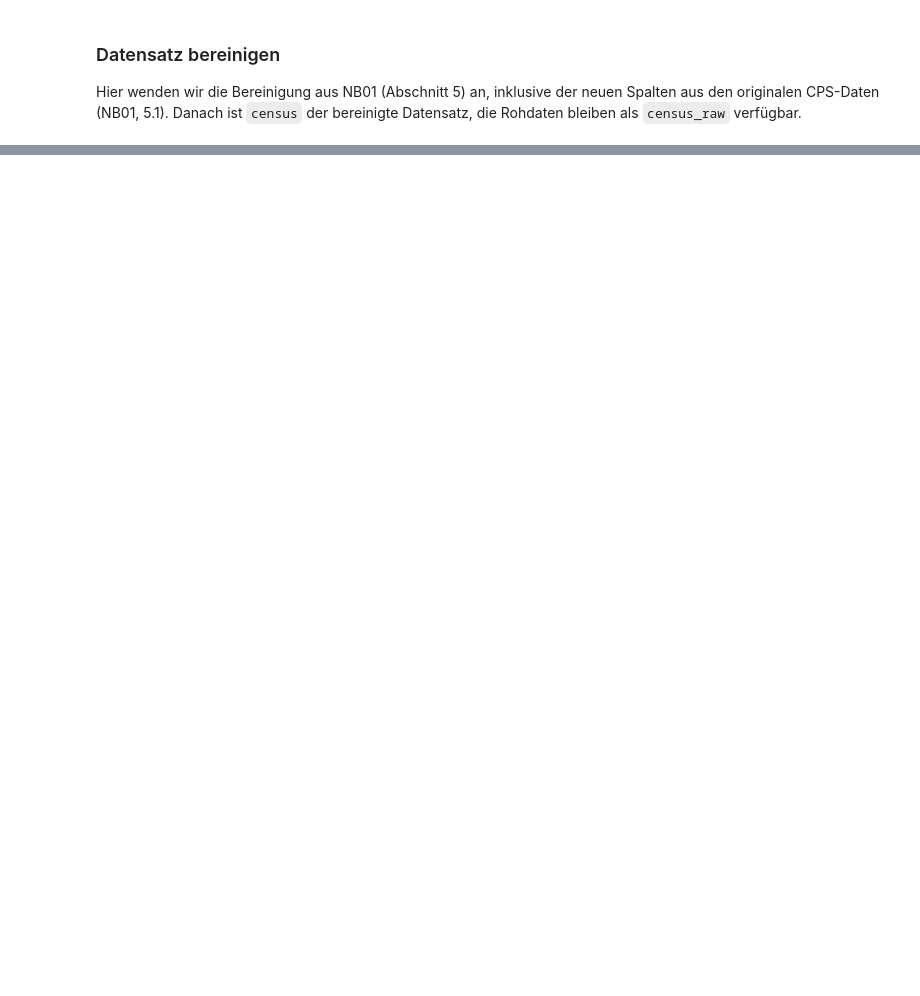
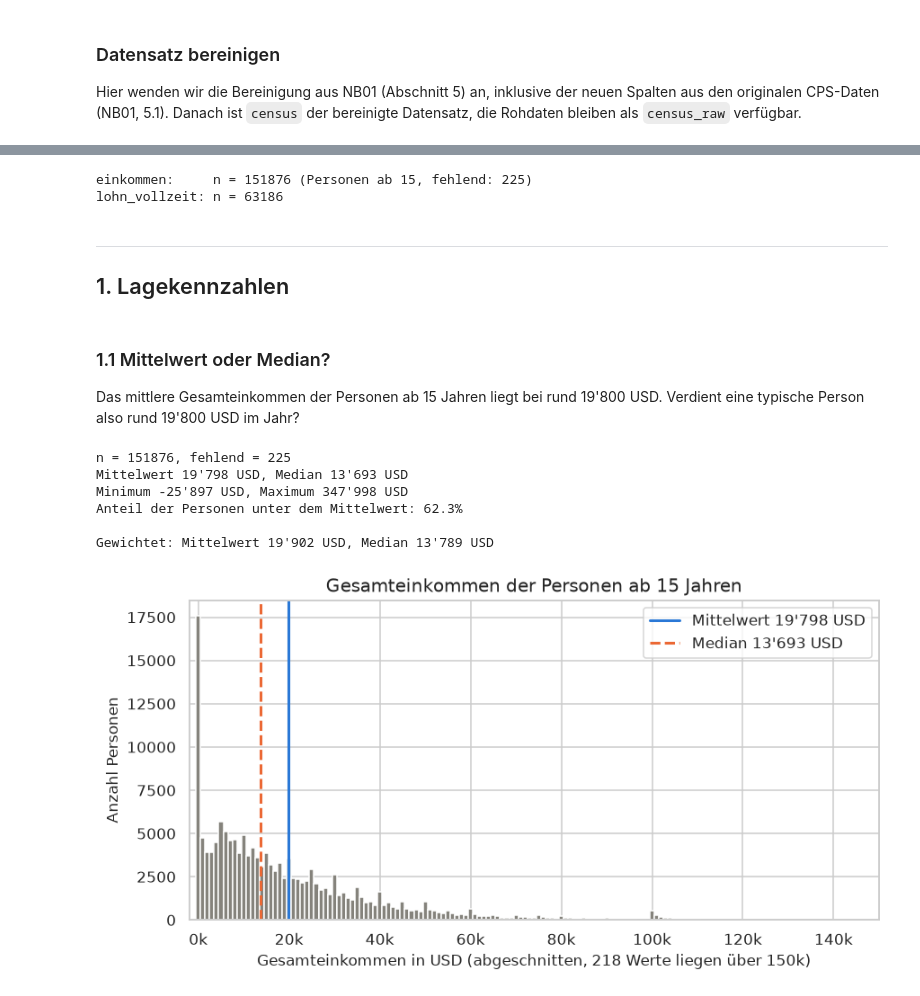
Before and after one commit to Manuel-Schmid/census-income-analysis, a Jupyter notebook: src/statistics_project/dataset_analysis_notebooks/NB02.ipynb, the cells around one changed output, grey strips where cells are left out. Drawn from its saved outputs; the diff is of its cells as text; code cells hidden in the pictures; blank space fills up the shorter version.

```diff
--- a/src/statistics_project/dataset_analysis_notebooks/NB02.ipynb
+++ b/src/statistics_project/dataset_analysis_notebooks/NB02.ipynb
@@ -168,0 +210,74 @@ print(fehlend[fehlend > 0].sort_values(ascending=False))
+# %%
+# Farben für alle Plots in diesem Notebook
+FARBE_VORHER = "#85837c"      # grau: Ausgangslage
+FARBE_NACHHER = "#4a3aa7"     # violett: nach dem Schritt
+FARBE_MITTELWERT = "#2a78d6"  # blau, durchgezogene Linie
+FARBE_MEDIAN = "#eb6834"      # orange, gestrichelte Linie
+
+
+def zahl(x, stellen=0):
+    """Zahl mit Apostroph als Tausendertrennzeichen, z.B. 19'798."""
+    return f"{x:,.{stellen}f}".replace(",", "'")
+
+
+ab15 = census[census["AGE"] >= 15]
+einkommen = ab15["TOTAL_INCOME"].dropna()
+vollzeit = census[(census["WEEKS_WORKED"] >= 50) & (census["HOURS_PER_WEEK"] >= 35) & (census["EARNINGS"] > 0)]
+lohn_vollzeit = vollzeit["EARNINGS"]
+
+print(f"einkommen:     n = {len(einkommen)} (Personen ab 15, fehlend: {ab15['TOTAL_INCOME'].isna().sum()})")
+print(f"lohn_vollzeit: n = {len(lohn_vollzeit)}")
+# %% [output]
+einkommen:     n = 151876 (Personen ab 15, fehlend: 225)
+lohn_vollzeit: n = 63186
+# %% [markdown]
+---
+
+## 1. Lagekennzahlen
+# %% [markdown]
+### 1.1 Mittelwert oder Median?
+
+Das mittlere Gesamteinkommen der Personen ab 15 Jahren liegt bei rund 19'800 USD. Verdient eine typische Person also rund 19'800 USD im Jahr?
+# %%
+mittelwert = einkommen.mean()
+median = einkommen.median()
+
+print(f"n = {len(einkommen)}, fehlend = {ab15['TOTAL_INCOME'].isna().sum()}")
+print(f"Mittelwert {zahl(mittelwert)} USD, Median {zahl(median)} USD")
+print(f"Minimum {zahl(einkommen.min())} USD, Maximum {zahl(einkommen.max())} USD")
+print(f"Anteil der Personen unter dem Mittelwert: {(einkommen < mittelwert).mean():.1%}")
+
+
+def gewichteter_median(werte: pd.Series, gewichte: pd.Series) -> float:
+    """Median, bei dem jede Person mit ihrem Gewicht zählt."""
+    reihenfolge = np.argsort(werte.to_numpy())
+    kumuliert = np.cumsum(gewichte.to_numpy()[reihenfolge]) / gewichte.sum()
+    return werte.to_numpy()[reihenfolge][np.searchsorted(kumuliert, 0.5)]
+
+
+# Zum Vergleich: dieselben Kennzahlen mit dem Gewicht WEIGHT
+gewicht = ab15.loc[einkommen.index, "WEIGHT"]
+print(f"\nGewichtet: Mittelwert {zahl(np.average(einkommen, weights=gewicht))} USD, "
+      f"Median {zahl(gewichteter_median(einkommen, gewicht))} USD")
+# %% [output]
+n = 151876, fehlend = 225
+Mittelwert 19'798 USD, Median 13'693 USD
+Minimum -25'897 USD, Maximum 347'998 USD
+Anteil der Personen unter dem Mittelwert: 62.3%
+
+Gewichtet: Mittelwert 19'902 USD, Median 13'789 USD
+# %%
+fig, ax = plt.subplots(figsize=(9, 4.2))
+# Ein Balken pro 1'000 USD, um runde Tausender zentriert. Negative Einkommen und alles über 150'000 USD sind abgeschnitten.
+ax.hist(einkommen, bins=np.arange(-500, 150501, 1000), color=FARBE_VORHER)
+ax.axvline(mittelwert, color=FARBE_MITTELWERT, linewidth=2, label=f"Mittelwert {zahl(mittelwert)} USD")
+ax.axvline(median, color=FARBE_MEDIAN, linewidth=2, linestyle="--", label=f"Median {zahl(median)} USD")
+ax.set_xlim(-2000, 150000)
+ax.xaxis.set_major_formatter(lambda x, pos: f"{x / 1000:.0f}k")
+ax.set(title="Gesamteinkommen der Personen ab 15 Jahren",
+       xlabel=f"Gesamteinkommen in USD (abgeschnitten, {(einkommen > 150000).sum()} Werte liegen über 150k)",
+       ylabel="Anzahl Personen")
+ax.legend()
+plt.show()
+# %% [output]
+[figure, added]
```
Also changed, not shown: parts of 65 cells of this notebook, 1 other file.
